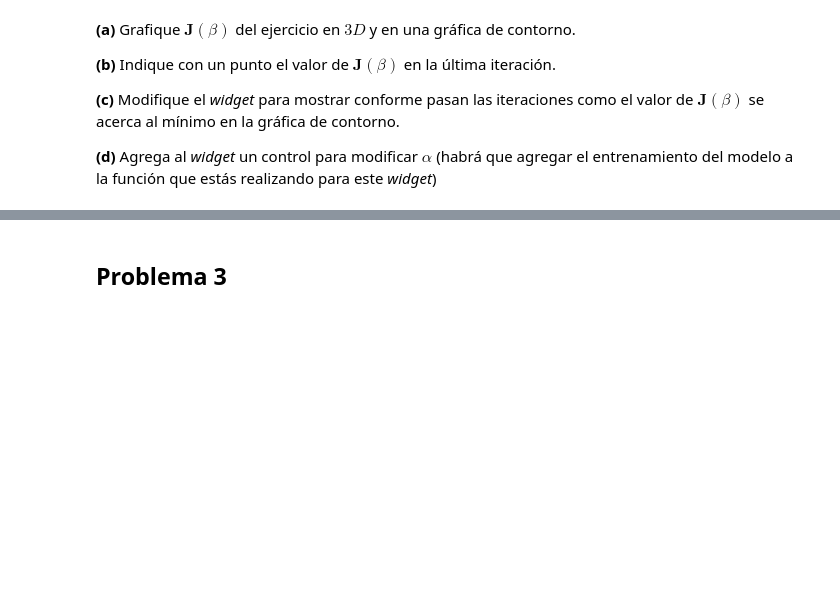
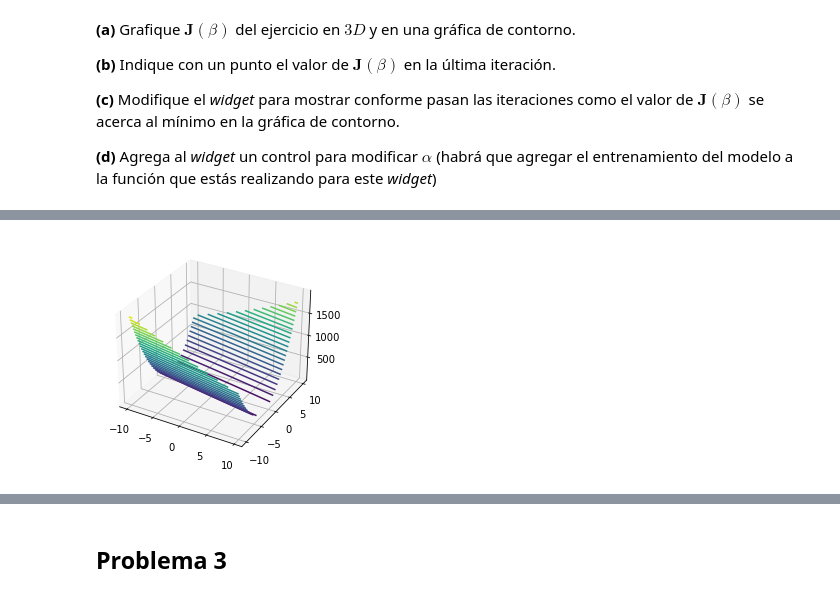
Before and after one commit to Skalas/Matematicas-Computacionales-fall2021, a Jupyter notebook: alumnos/ZihiFredo/Tareas/Tarea_1.ipynb, the cells around one changed output, grey strips where cells are left out. Saved outputs shown, nothing was run; the diff lists cells and outputs as text; code cells hidden in the pictures; blank space fills up the shorter version.

```diff
--- a/alumnos/ZihiFredo/Tareas/Tarea_1.ipynb
+++ b/alumnos/ZihiFredo/Tareas/Tarea_1.ipynb
@@ -145,0 +144,17 @@ Populating the interactive namespace from numpy and matplotlib
+# %%
+#a) Grafique  𝐉(𝛽)  del ejercicio en  3𝐷  y en una gráfica de contorno.
+
+def J (beta0,beta1):
+    x = np.loadtxt("edad.dat")
+    y = np.loadtxt("altura.dat")
+    n = len(y)
+    costo = 0
+    for i in range(n):
+        costo += 1/(2*n)*(y[i]-beta0-beta1*x[i])**2
+    return costo
+# %%
+beta0 = np.arange(-2,2,0.1)
+beta1 = np.arange(-2,2,0.1)
+B0, B1 = np.meshgrid(beta0, beta1)
+C = J(B0,B1)
+print(C)
@@ -145,0 +175,8 @@ Populating the interactive namespace from numpy and matplotlib
+# %%
+fig = plt.figure()
+ax = plt.axes(projection= '3d')
+ax.contour3D(B0,B1,C,25)
+
+plt.show()
+# %% [output]
+[figure, added]
```
Also changed, not shown: parts of 15 cells of this notebook.
